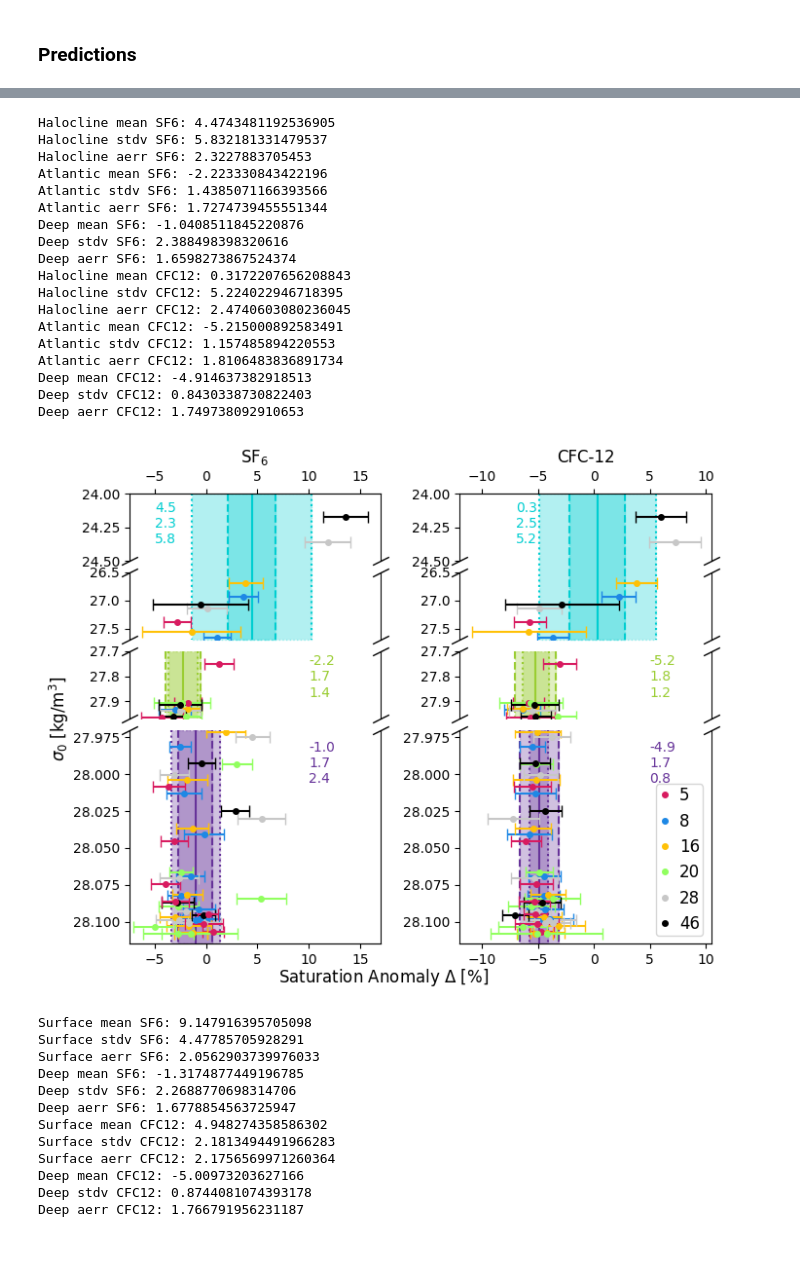
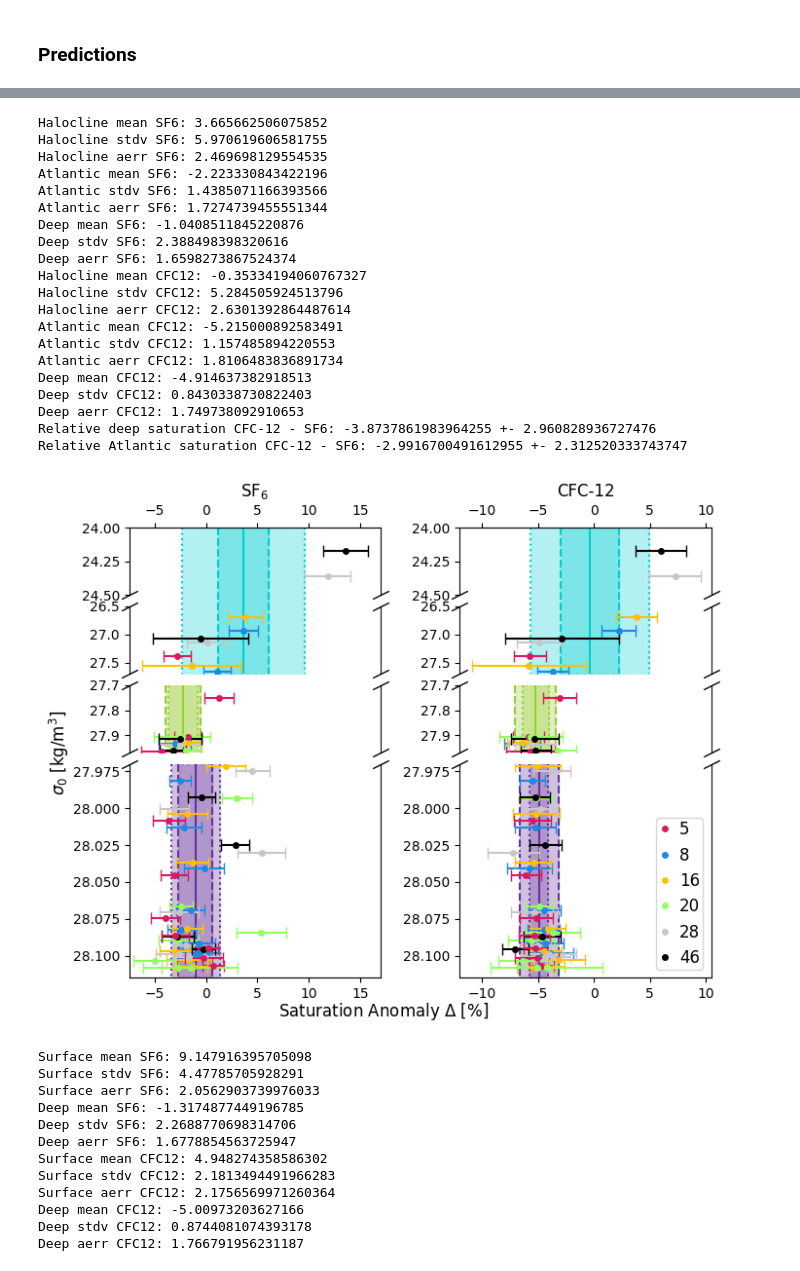
Before and after one commit to TeamPAGOS/Resources-New-Noble-Gas-Derived-Parameterizations-of-Arctic-Air-Sea-Ice-Gas-Exchange-Processes, a Jupyter notebook: Paper copy.ipynb, the cells around one changed output, grey strips where cells are left out. Saved outputs shown, nothing was run; the diff lists cells and outputs as text; code cells hidden in the pictures.

```diff
--- a/Paper copy.ipynb
+++ b/Paper copy.ipynb
@@ -554,7 +554,7 @@ SF6meanerrs = SF6results[['TaylorSWIF err', 'TaylorSWIFT err', 'DWARF err', 'QSD
 CFC12means = CFC12results[['TaylorSWIF', 'TaylorSWIFT', 'DWARF', 'QSDWARF']].mean(axis=1)*100
 CFC12meanerrs = CFC12results[['TaylorSWIF err', 'TaylorSWIFT err', 'DWARF err', 'QSDWARF err']].apply(lambda x:  np.sqrt(np.sum(x**2))/4, axis=1)*100
 
-ignore = [0, 14]  # ignore these samples in the surface mean calculation; 0, 14 corresponds to S5 and S16
+ignore = [14]  # ignore these samples in the surface mean calculation; 0, 14 corresponds to S5 and S16
 
 # surf mean (.drop(ignore) to skip unwanted stations)
 SF6surfmean = SF6means[SF6results['Depth'] < 50].drop(ignore).mean()
@@ -784,11 +784,11 @@ for k in range(len(tt)):
                                         color=meancolors[d], alpha=0.3, linestyle=meanmarkers['std'], zorder=-10))
 
         # text
-        tx = {'hal':[-5, -7], 'atl':[10, 5], 'dpw':[10, 5]}
+        """tx = {'hal':[-5, -10], 'atl':[6, 1], 'dpw':[6, 1]}
         ty = lowerlim + (upperlim - lowerlim)*0.05
-        a.text(tx[d][k], ty, '%.1f' % mean, va='top', color=meancolors[d])
-        a.text(tx[d][k], ty, '\n%.1f' % avgerr, va='top', multialignment='center', color=meancolors[d])
-        a.text(tx[d][k], ty, '\n\n%.1f' % stdev, va='top', multialignment='center', color=meancolors[d])
+        a.text(tx[d][k], ty, 'mean: $%.1f$' % mean, va='top')
+        a.text(tx[d][k], ty, '\navg. error: $%.1f$' % avgerr, va='top', multialignment='center')
+        a.text(tx[d][k], ty, '\n\nstd. dev.: $%.1f$' % stdev, va='top', multialignment='center',)"""
 
 
     yticks = ax[k].yaxis.get_major_ticks()
@@ -818,46 +818,51 @@ fig.supxlabel('Saturation Anomaly $\\Delta$ [%]', fontsize = txtsize, y=0.05)
 ax[0].set_ylabel('$\sigma_0$ [kg/m$^3$]', fontsize = txtsize, labelpad=20)
 ax[1].legend([Line2D([0], [0], marker="o", ms = 4, color=vacao_colors[s], linewidth=0) for s in vacao_colors.keys()],vacao_colors.keys(),fontsize = txtsize, ncol=1, borderpad = 0.18, handlelength=0.8, handletextpad=0.5, loc='lower right')
 plt.tight_layout()
-plt.savefig('plots/paper/Predictions_new.pdf', dpi = 900)
+plt.savefig('plots/paper/Predictions_REVISED.pdf', dpi = 900)
 
 print('Halocline mean SF6:', SF6halmean)
 print('Halocline stdv SF6:', SF6halstdev)
 print('Halocline aerr SF6:', SF6halavgerr)
 print('Atlantic mean SF6:', SF6atlmean)
 print('Atlantic stdv SF6:', SF6atlstdev)
 print('Atlantic aerr SF6:', SF6atlavgerr)
 print('Deep mean SF6:', SF6dpwmean)
 print('Deep stdv SF6:', SF6dpwstdev)
 print('Deep aerr SF6:', SF6dpwavgerr)
 print('Halocline mean CFC12:', CFC12halmean)
 print('Halocline stdv CFC12:', CFC12halstdev)
 print('Halocline aerr CFC12:', CFC12halavgerr)
 print('Atlantic mean CFC12:', CFC12atlmean)
 print('Atlantic stdv CFC12:', CFC12atlstdev)
 print('Atlantic aerr CFC12:', CFC12atlavgerr)
 print('Deep mean CFC12:', CFC12dpwmean)
 print('Deep stdv CFC12:', CFC12dpwstdev)
 print('Deep aerr CFC12:', CFC12dpwavgerr)
+
+print('Relative deep saturation CFC-12 - SF6:', CFC12dpwmean - SF6dpwmean, '+-', np.sqrt(CFC12dpwavgerr**2 + SF6dpwstdev**2))
+print('Relative Atlantic saturation CFC-12 - SF6:', CFC12atlmean - SF6atlmean, '+-', np.sqrt(CFC12atlavgerr**2 + SF6atlstdev**2))
 # %% [output]
-Halocline mean SF6: 4.4743481192536905
-Halocline stdv SF6: 5.832181331479537
-Halocline aerr SF6: 2.3227883705453
+Halocline mean SF6: 3.665662506075852
+Halocline stdv SF6: 5.970619606581755
+Halocline aerr SF6: 2.469698129554535
 Atlantic mean SF6: -2.223330843422196
 Atlantic stdv SF6: 1.4385071166393566
 Atlantic aerr SF6: 1.7274739455551344
 Deep mean SF6: -1.0408511845220876
 Deep stdv SF6: 2.388498398320616
 Deep aerr SF6: 1.6598273867524374
-Halocline mean CFC12: 0.3172207656208843
-Halocline stdv CFC12: 5.224022946718395
-Halocline aerr CFC12: 2.4740603080236045
+Halocline mean CFC12: -0.35334194060767327
+Halocline stdv CFC12: 5.284505924513796
+Halocline aerr CFC12: 2.6301392864487614
 Atlantic mean CFC12: -5.215000892583491
 Atlantic stdv CFC12: 1.157485894220553
 Atlantic aerr CFC12: 1.8106483836891734
 Deep mean CFC12: -4.914637382918513
 Deep stdv CFC12: 0.8430338730822403
 Deep aerr CFC12: 1.749738092910653
+Relative deep saturation CFC-12 - SF6: -3.8737861983964255 +- 2.960828936727476
+Relative Atlantic saturation CFC-12 - SF6: -2.9916700491612955 +- 2.312520333743747
-[figure, old version]
+[figure, new version]
 # %%
 fig, ax = plt.subplots(1, 2, sharey='row')
 fig.set_size_inches(3*2, 5)
```
Also changed, not shown: parts of 2 cells of this notebook, 1 other file.
